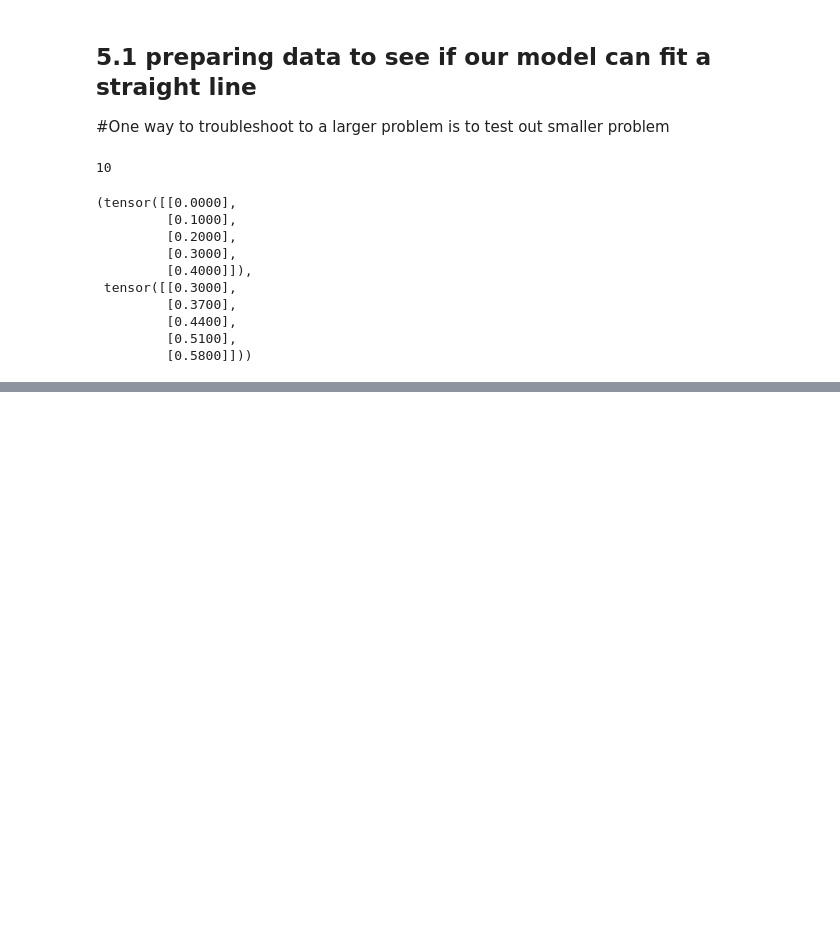
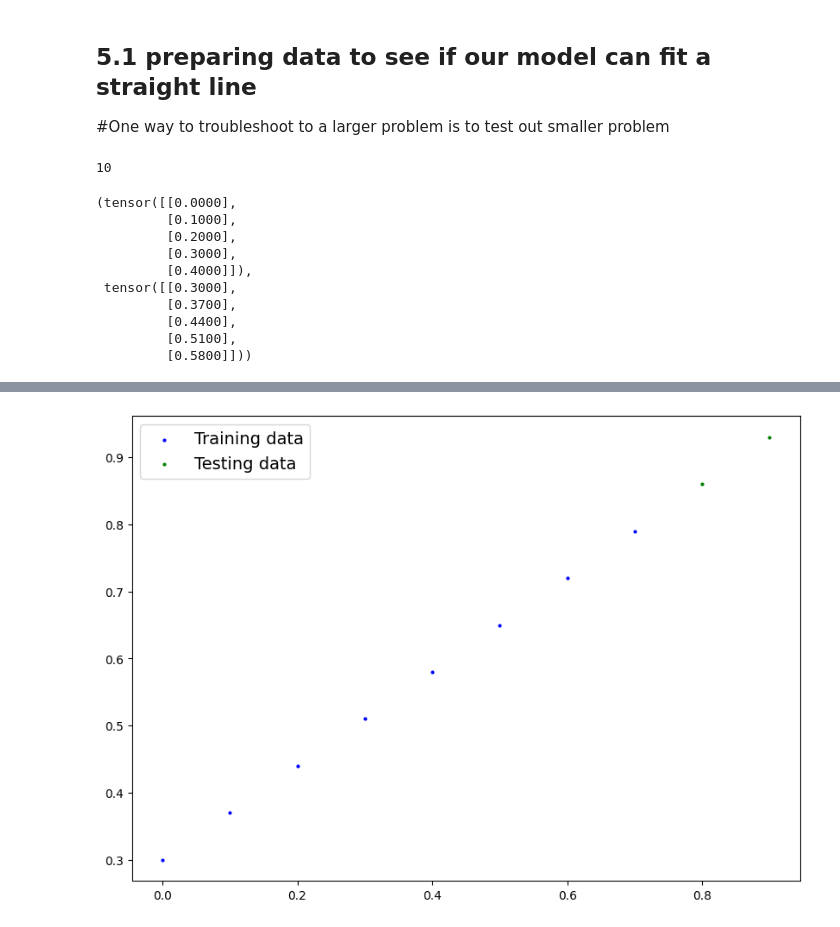
Before and after one commit to harsh24895/pyTorch, a Jupyter notebook: 2_Pytorch_classification.ipynb, the cells around one changed output, grey strips where cells are left out. Drawn from its saved outputs; the diff is of its cells as text; code cells hidden in the pictures; blank space fills up the shorter version.

```diff
--- a/2_Pytorch_classification.ipynb
+++ b/2_Pytorch_classification.ipynb
@@ -659,0 +662,7 @@ len(X_train_regression), len(X_test_regression), len(y_train_regression), len(y_
+# %%
+plot_predictions(train_data=X_train_regression,
+                 train_labels=y_train_regression,
+                 test_data=X_test_regression,
+                 test_labels=y_test_regression);
+# %% [output]
+[figure, added]
```
Also changed, not shown: parts of 13 cells of this notebook.
